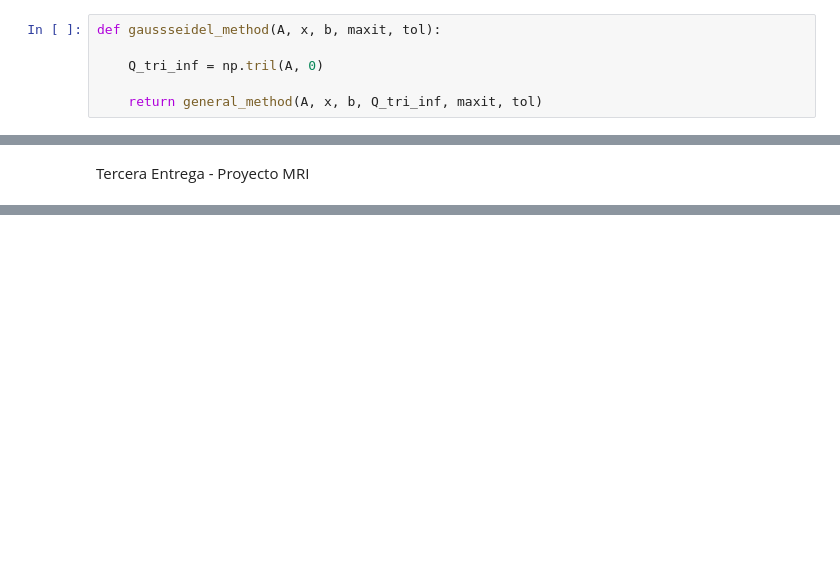
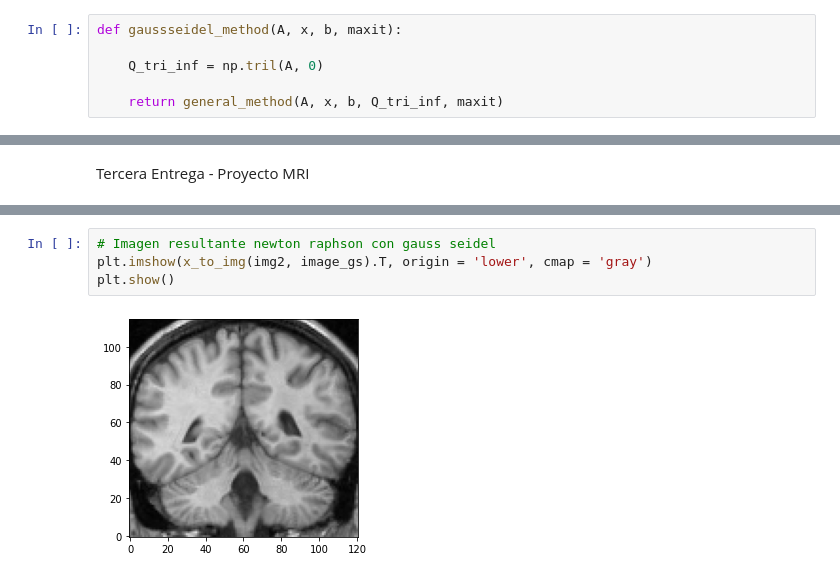
Before and after one commit to fabiansvc/project-mri, a Jupyter notebook: main.ipynb, the cells around one changed output, grey strips where cells are left out. Drawn from its saved outputs; the diff is of its cells as text; blank space fills up the shorter version.

```diff
--- a/main.ipynb
+++ b/main.ipynb
@@ -230,9 +204,9 @@ def jacobi_method(A, x, b, maxit, tol):
 # %%
-def gaussseidel_method(A, x, b, maxit, tol):
+def gaussseidel_method(A, x, b, maxit):
 
     Q_tri_inf = np.tril(A, 0)
 
-    return general_method(A, x, b, Q_tri_inf, maxit, tol)
+    return general_method(A, x, b, Q_tri_inf, maxit)
 # %%
 def x_to_img(img, x):
     i = j = 0
@@ -358,0 +262,6 @@ plt.show()
+# %%
+# Imagen resultante newton raphson con gauss seidel
+plt.imshow(x_to_img(img2, image_gs).T, origin = 'lower', cmap = 'gray')
+plt.show()
+# %% [output]
+[figure, added]
```
Also changed, not shown: parts of 27 cells of this notebook, 1 other file.
